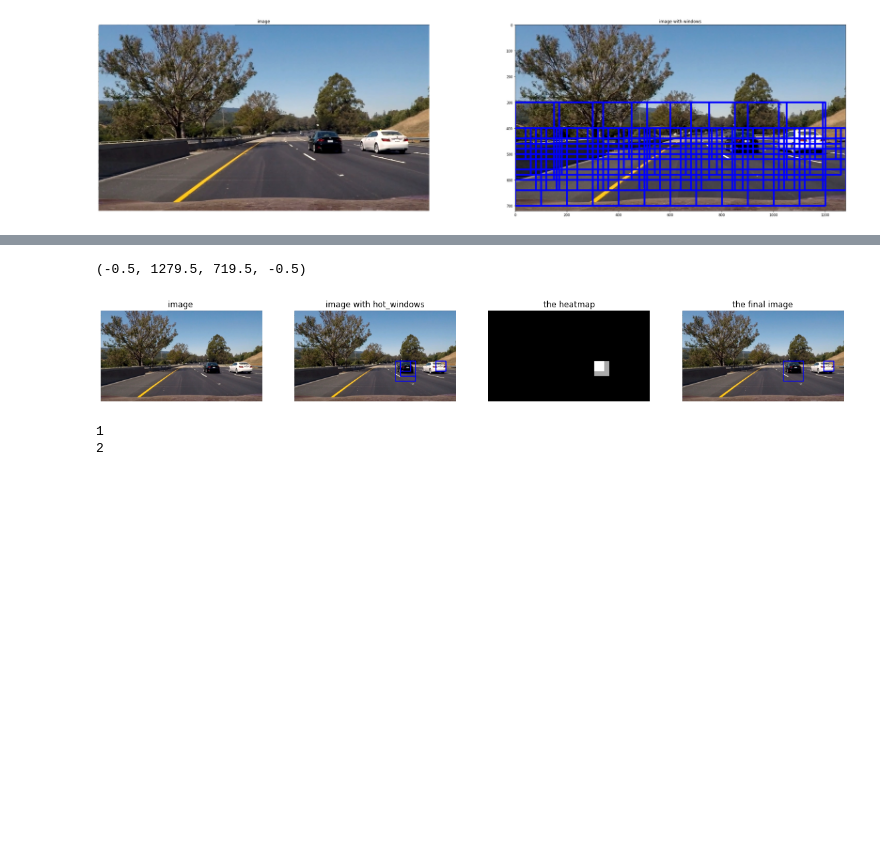
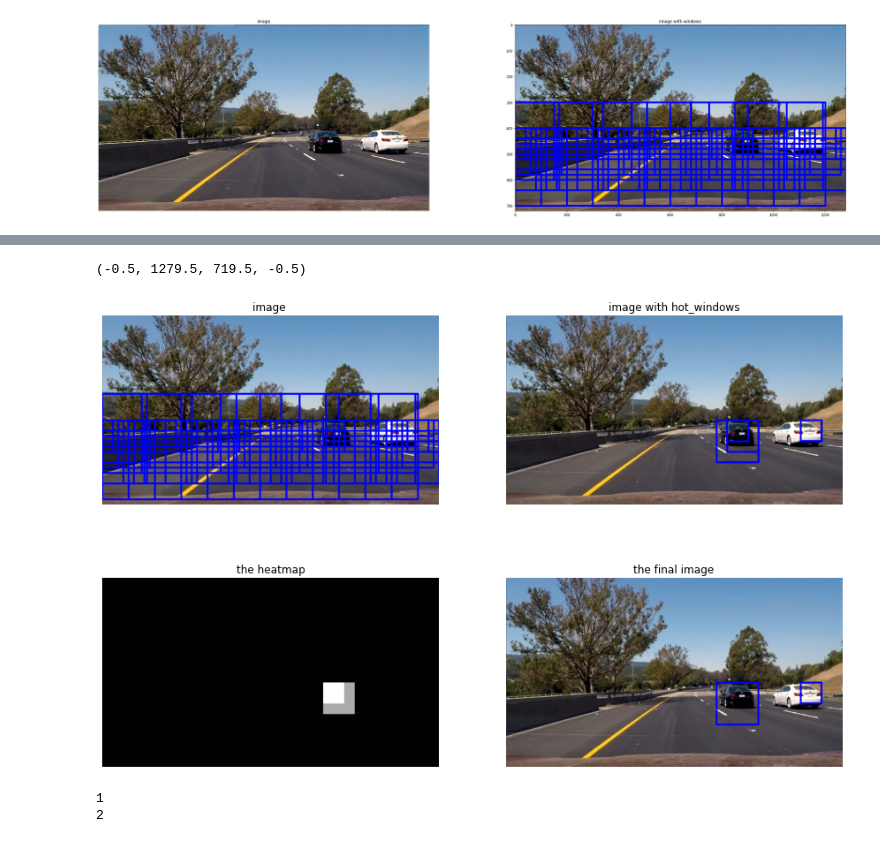
Before and after one commit to 0ssamaak0/Simple-Perception-Stack-for-Self-Driving-Cars, a Jupyter notebook: hognb.ipynb, the cells around one changed output, grey strips where cells are left out. Saved outputs shown, nothing was run; the diff lists cells and outputs as text; code cells hidden in the pictures; blank space fills up the shorter version.

Commit message:
changing images grid in README

```diff
--- a/hognb.ipynb
+++ b/hognb.ipynb
@@ -161,26 +161,26 @@ heatmap[heatmap <= 1] = 0
 # tuple of 2 elements that contains the positions of objects and the number of objects
 labels = label(heatmap)
 # %%
-fig, axes = plt.subplots(nrows= 1, ncols=4, figsize = (20,5))
+fig, axes = plt.subplots(nrows= 2, ncols=2, figsize = (15,10))
 
-axes[0].imshow(image)
-axes[0].set_title("image ")
-axes[0].axis("off")
+axes[0, 0].imshow(imcopy)
+axes[0, 0].set_title("image ")
+axes[0, 0].axis("off")
 
-axes[1].imshow(img_hot)
-axes[1].set_title("image with hot_windows")
-axes[1].axis("off")
+axes[0, 1].imshow(img_hot)
+axes[0, 1].set_title("image with hot_windows")
+axes[0, 1].axis("off")
 
-axes[2].imshow(heatmap, cmap = "gray")
-axes[2].set_title("the heatmap")
-axes[2].axis("off")
+axes[1, 0].imshow(heatmap, cmap = "gray")
+axes[1, 0].set_title("the heatmap")
+axes[1, 0].axis("off")
 
-axes[3].imshow(final_img)
-axes[3].set_title("the final image")
-axes[3].axis("off")
+axes[1, 1].imshow(final_img)
+axes[1, 1].set_title("the final image")
+axes[1, 1].axis("off")
 # %% [output]
 (-0.5, 1279.5, 719.5, -0.5)
-[figure, old version]
+[figure, new version]
 # %%
 for car_number in range(1, labels[1] + 1):
     print(car_number)
```
Also changed, not shown: parts of 2 cells of this notebook, 2 other files.
